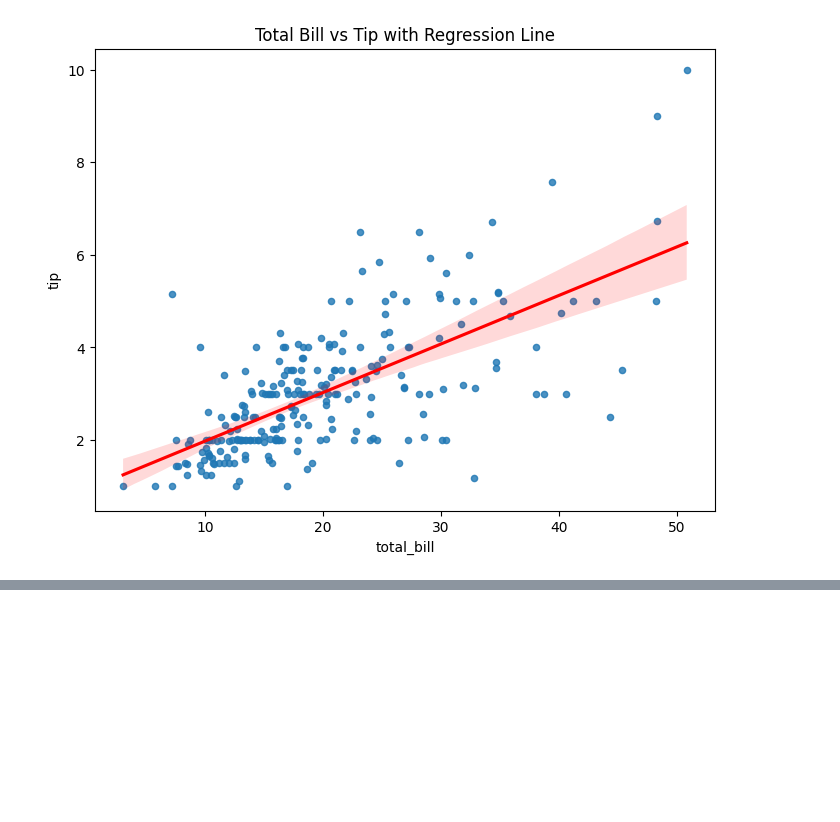
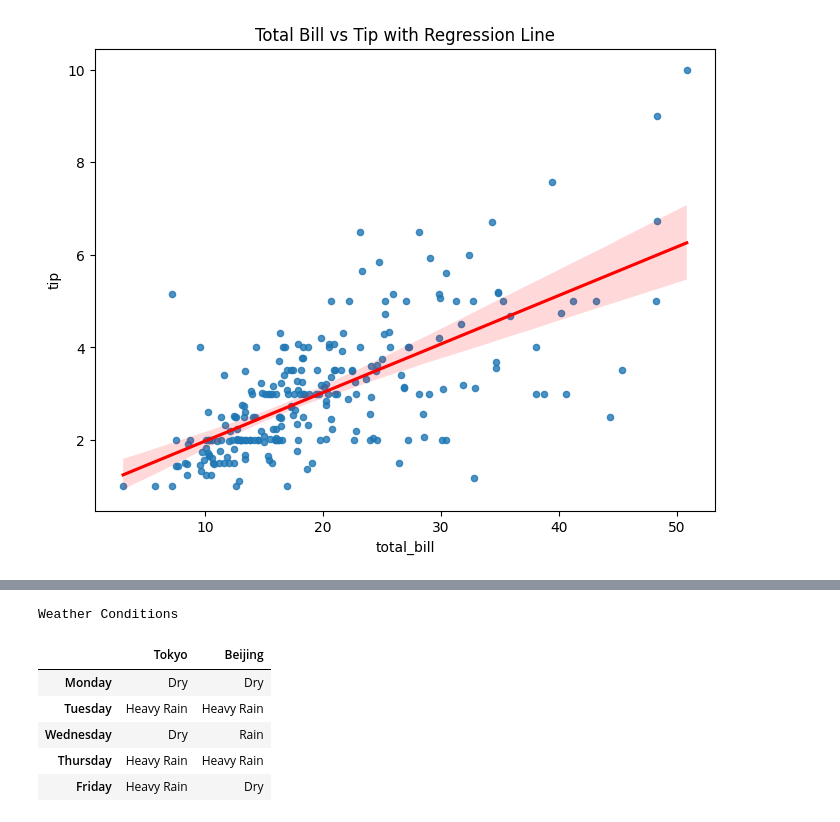
Before and after one commit to Scarlettsky0218/Scarlett-MSBA601, a Jupyter notebook: MSBA 601 Fund Tech for Bus Analytics/scarlett/Week9/1_advanced_data_analysis_and_visualization.ipynb, the cells around one changed output, grey strips where cells are left out. Saved outputs shown, nothing was run; the diff lists cells and outputs as text; code cells hidden in the pictures; blank space fills up the shorter version.

```diff
--- a/MSBA 601 Fund Tech for Bus Analytics/scarlett/Week9/1_advanced_data_analysis_and_visualization.ipynb
+++ b/MSBA 601 Fund Tech for Bus Analytics/scarlett/Week9/1_advanced_data_analysis_and_visualization.ipynb
@@ -303,0 +354,10 @@ Excel report generated successfully.
+# %%
+weather_df.loc["2021-01-04":"2021-01-08"].style.pipe(make_pretty)
+# %% [output]
+Weather Conditions
+|  | Tokyo | Beijing |
+| Monday | Dry | Dry |
+| Tuesday | Heavy Rain | Heavy Rain |
+| Wednesday | Dry | Rain |
+| Thursday | Heavy Rain | Heavy Rain |
+| Friday | Heavy Rain | Dry |
```
Also changed, not shown: parts of 2 cells of this notebook, 2 other files.
